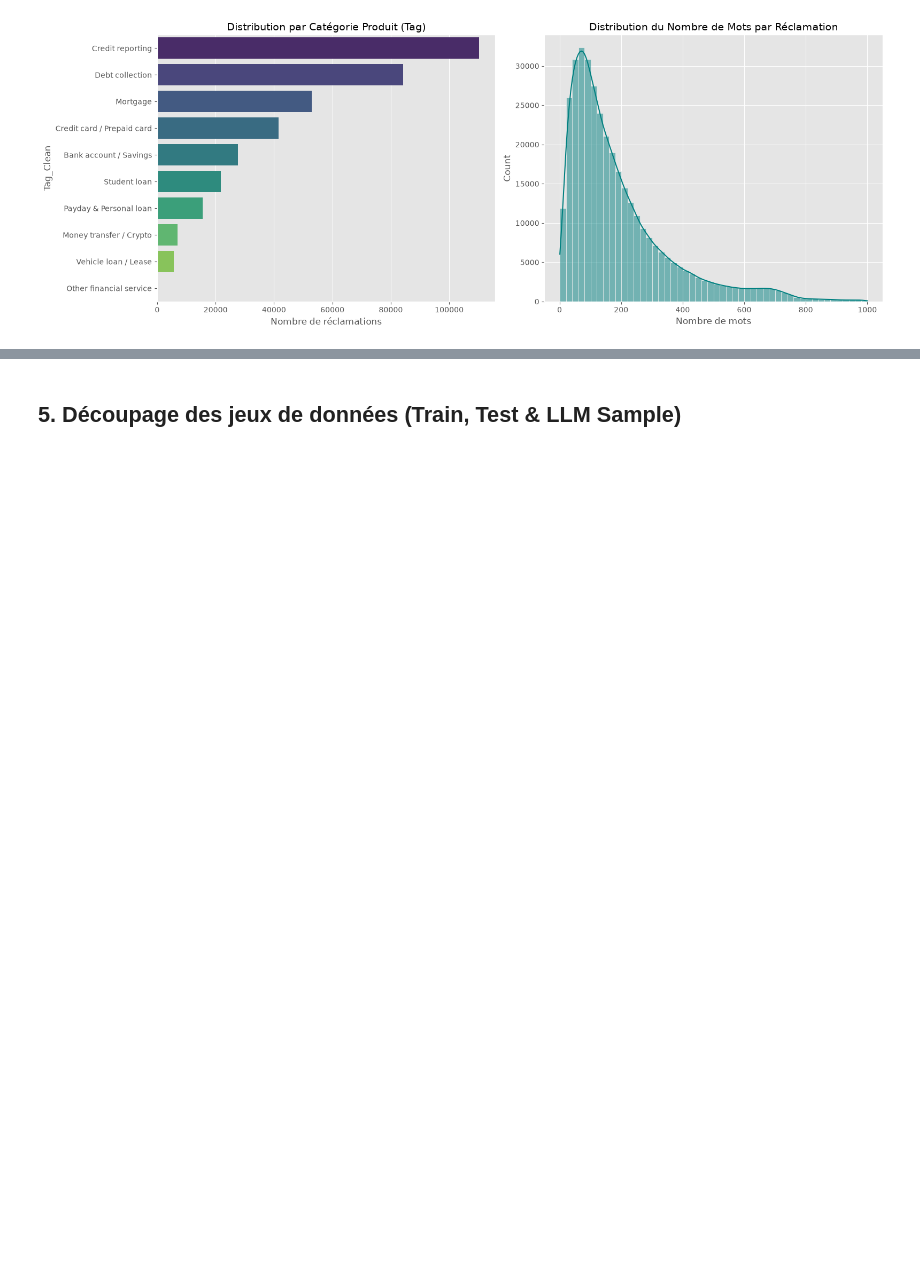
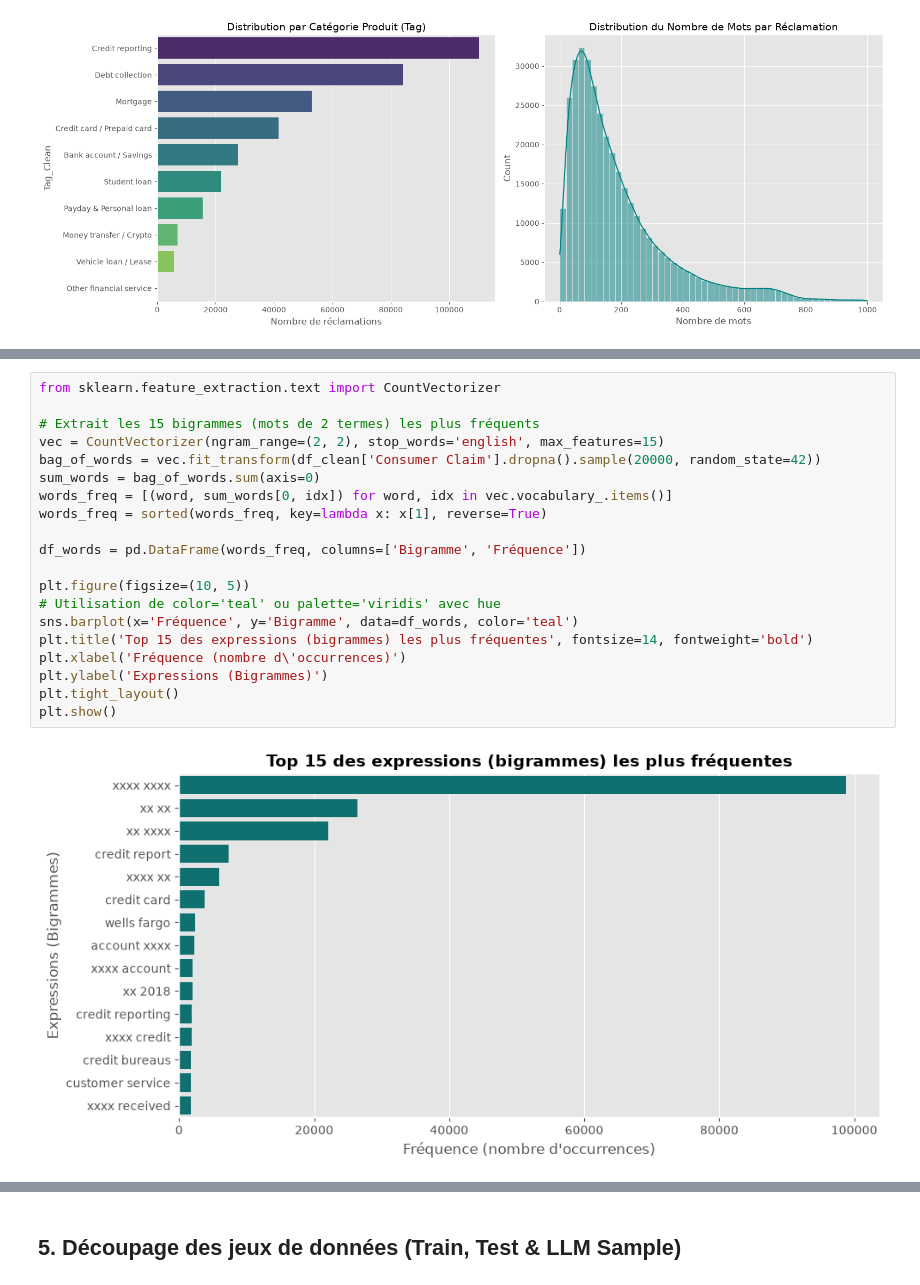
Before and after one commit to bartheolivier/Projet12_ZenAssist, a Jupyter notebook: 01_analyse_exploratoire.ipynb, the cells around one changed output, grey strips where cells are left out. Drawn from its saved outputs; the diff is of its cells as text; blank space fills up the shorter version.

```diff
--- a/01_analyse_exploratoire.ipynb
+++ b/01_analyse_exploratoire.ipynb
@@ -120,0 +202,22 @@ Passing `palette` without assigning `hue` is deprecated and will be removed in v
+# %%
+from sklearn.feature_extraction.text import CountVectorizer
+
+# Extrait les 15 bigrammes (mots de 2 termes) les plus fréquents
+vec = CountVectorizer(ngram_range=(2, 2), stop_words='english', max_features=15)
+bag_of_words = vec.fit_transform(df_clean['Consumer Claim'].dropna().sample(20000, random_state=42))
+sum_words = bag_of_words.sum(axis=0)
+words_freq = [(word, sum_words[0, idx]) for word, idx in vec.vocabulary_.items()]
+words_freq = sorted(words_freq, key=lambda x: x[1], reverse=True)
+
+df_words = pd.DataFrame(words_freq, columns=['Bigramme', 'Fréquence'])
+
+plt.figure(figsize=(10, 5))
+# Utilisation de color='teal' ou palette='viridis' avec hue
+sns.barplot(x='Fréquence', y='Bigramme', data=df_words, color='teal')
+plt.title('Top 15 des expressions (bigrammes) les plus fréquentes', fontsize=14, fontweight='bold')
+plt.xlabel('Fréquence (nombre d\'occurrences)')
+plt.ylabel('Expressions (Bigrammes)')
+plt.tight_layout()
+plt.show()
+# %% [output]
+[figure, added]
```
Also changed, not shown: parts of 10 cells of this notebook, 11 other files.
